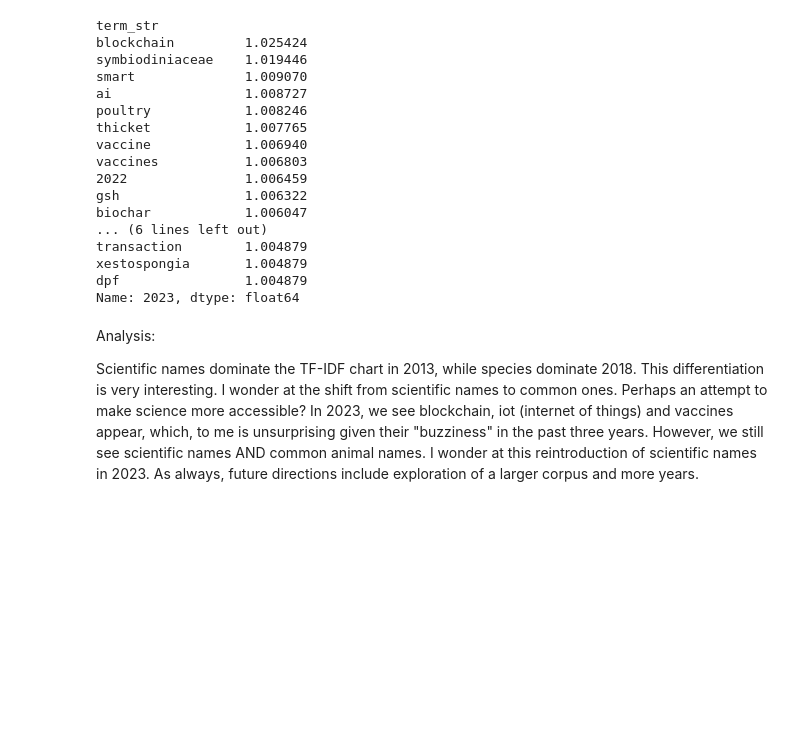
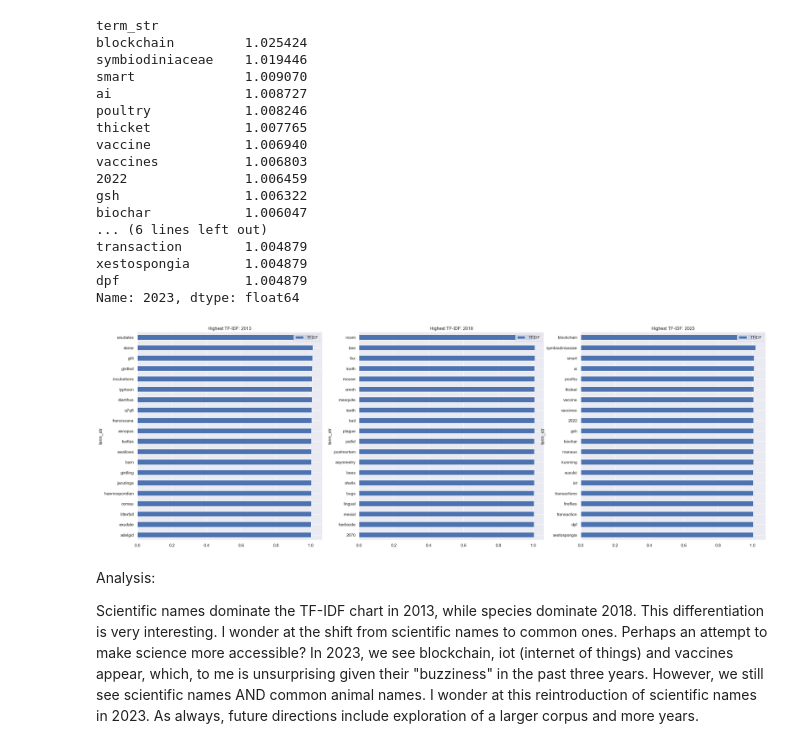
Before and after one commit to caroline-kranefuss/evolving_sentiment_climate, a Jupyter notebook: notebooks/bow_tfidf.ipynb, the cells around one changed output. Saved outputs shown, nothing was run; the diff lists cells and outputs as text; code cells hidden in the pictures; blank space fills up the shorter version.

```diff
--- a/notebooks/bow_tfidf.ipynb
+++ b/notebooks/bow_tfidf.ipynb
@@ -521,6 +571,24 @@ transaction        1.004879
 xestospongia       1.004879
 dpf                1.004879
 Name: 2023, dtype: float64
+# %%
+df_2013 = pd.DataFrame(top_terms_for_year(2013))
+df_2013.rename(columns={2013: 'TFIDF'}, inplace=True)
+df_2018 = pd.DataFrame(top_terms_for_year(2018))
+df_2018.rename(columns={2018: 'TFIDF'}, inplace=True)
+df_2023 = pd.DataFrame(top_terms_for_year(2023))
+df_2023.rename(columns={2023: 'TFIDF'}, inplace=True)
+
+dfs = [df_2013, df_2018, df_2023]
+
+fig, axes = plt.subplots(1,3)
+df_2013.sort_values(by='TFIDF').plot.barh(ax=axes[0], figsize=(30,10), title=f"Highest TF-IDF: 2013")
+df_2018.sort_values(by='TFIDF').plot.barh(ax=axes[1], figsize=(30,10), title=f"Highest TF-IDF: 2018")
+df_2023.sort_values(by='TFIDF').plot.barh(ax=axes[2], figsize=(30,10), title=f"Highest TF-IDF: 2023")
+sns.despine()
+plt.show()
+# %% [output]
+[figure, added]
 # %% [markdown]
 Analysis:
 
```
Also changed, not shown: parts of 4 cells of this notebook, 10 other files.
